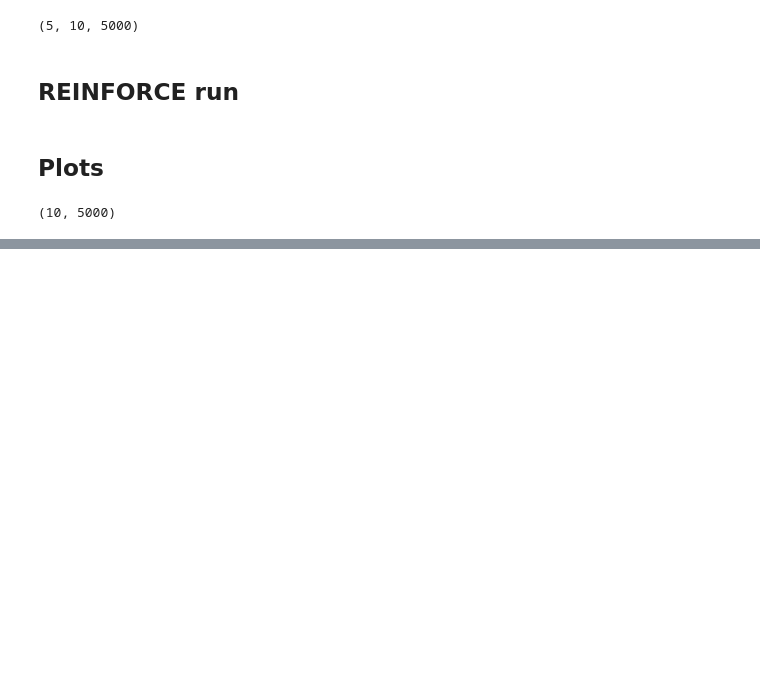
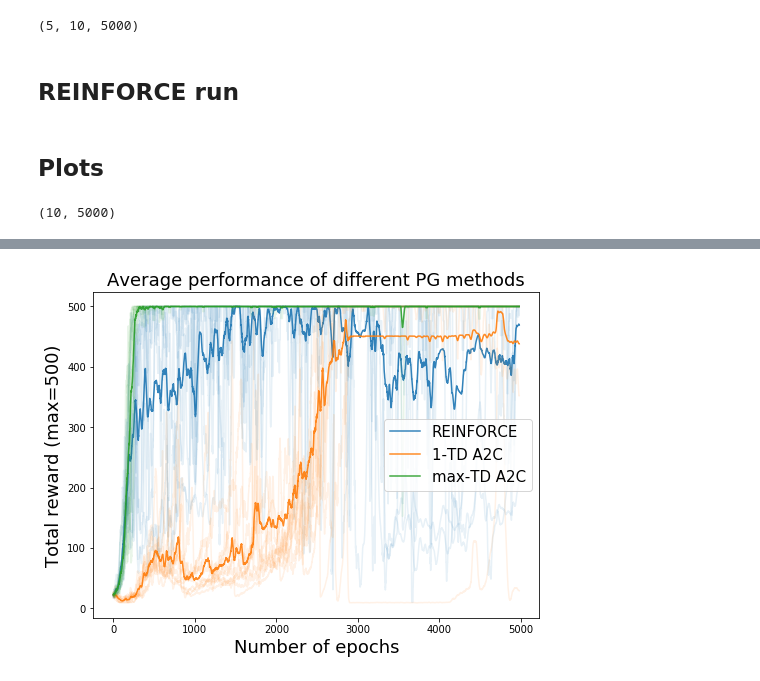
Before and after one commit to nicoladainese96/Policy-based-RL, a Jupyter notebook: Evaluation_notebook.ipynb, the cells around one changed output, grey strips where cells are left out. Cells and saved outputs as stored; diff of their text form; code cells hidden in the pictures; blank space fills up the shorter version.

```diff
--- a/Evaluation_notebook.ipynb
+++ b/Evaluation_notebook.ipynb
@@ -203,0 +221,13 @@ plt.show()
+# %%
+plt.figure(figsize=(8,6))
+n_epochs = np.arange(HP_scores_b.shape[2])
+plot_n_runs(n_epochs, REINFORCE_results, label='REINFORCE')
+plot_n_runs(n_epochs, HP_scores_b[0], label='1-TD A2C')
+plot_n_runs(n_epochs, HP_scores_b[-1], label='max-TD A2C')
+plt.title("Average performance of different PG methods", fontsize=18)
+plt.xlabel("Number of epochs", fontsize=18)
+plt.ylabel("Total reward (max=500)", fontsize=18)
+plt.legend(fontsize = 15)
+plt.show()
+# %% [output]
+[figure, added]
```
Also changed, not shown: parts of 8 cells of this notebook, 4 other files.
